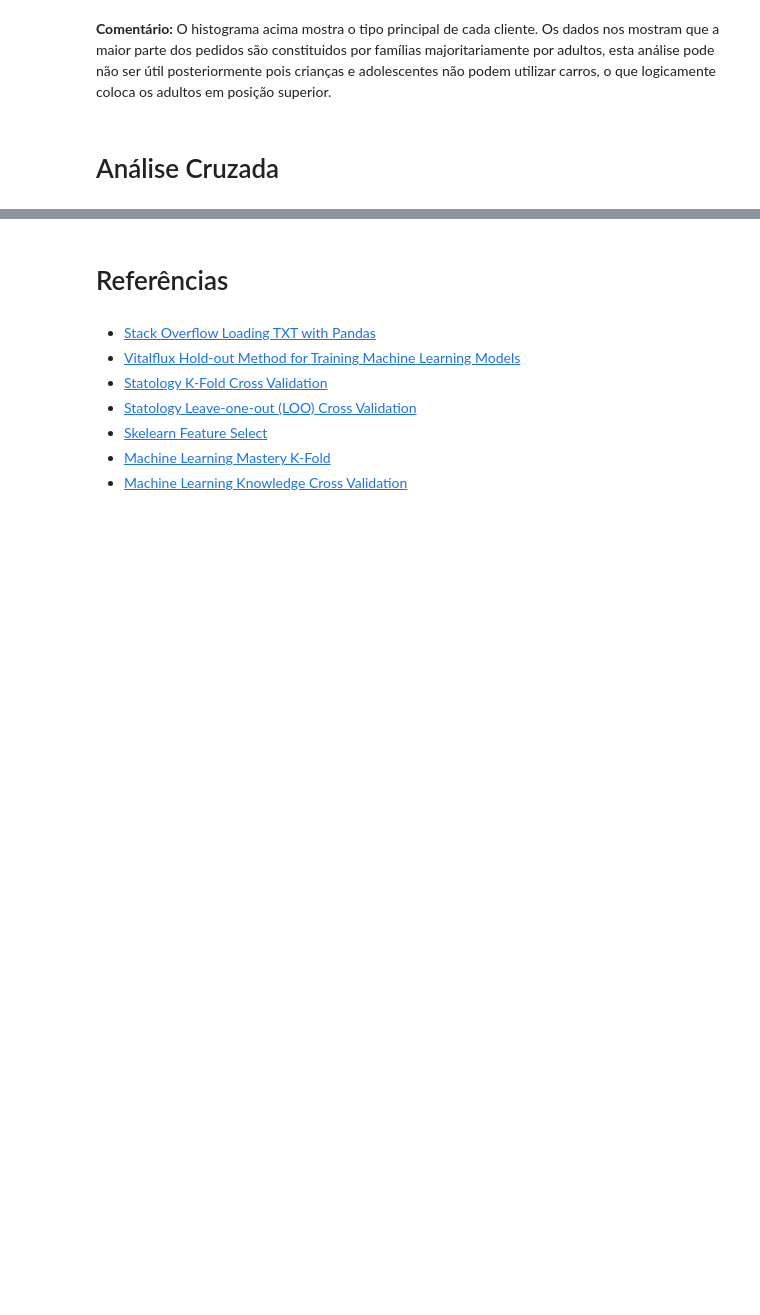
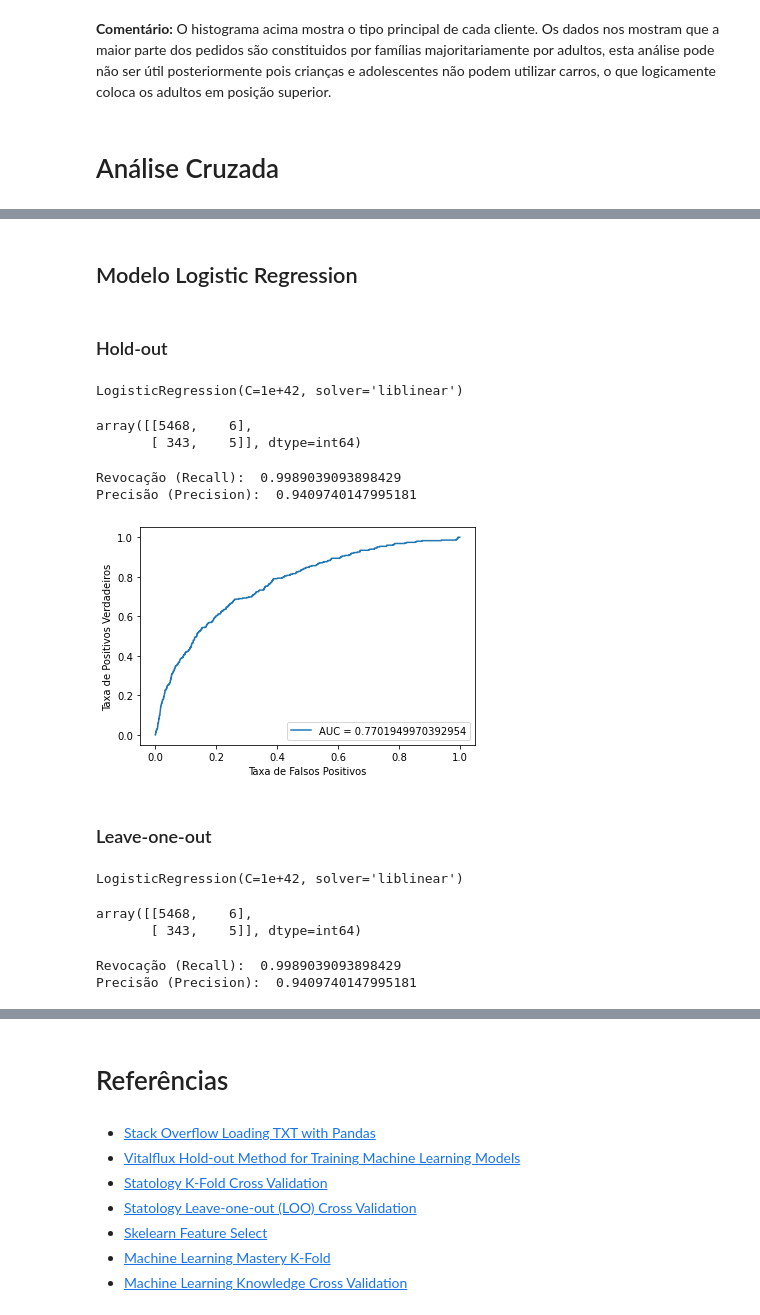
Before and after one commit to Barbomat/AD-Avaliacao-C3-Neumann-Software, a Jupyter notebook: Avalicação C3 - Neumann Software.ipynb, the cells around one changed output, grey strips where cells are left out. Cells and saved outputs as stored; diff of their text form; code cells hidden in the pictures; blank space fills up the shorter version.

Commit message:
Validação cruzada nos modelos

```diff
--- a/Avalicação C3 - Neumann Software.ipynb
+++ b/Avalicação C3 - Neumann Software.ipynb
@@ -135,0 +155,11 @@ dataValidacao[4].plot.hist(bins=24)
+# %%
+X = dataTreino.loc[:, dataTreino.columns != 85]
+y = dataTreino[85]
+
+X_train, X_test, y_train, y_test = train_test_split(X, y, test_size = 0.3, random_state = 42)
+
+lasso = Lasso(alpha=1.0)
+
+lasso.fit(X_train, y_train)
+
+lasso.score(X_test, y_test), lasso.score(X_train, y_train)
@@ -135,0 +178,67 @@ dataValidacao[4].plot.hist(bins=24)
+# %% [markdown]
+## Modelo Logistic Regression
+# %% [markdown]
+### Hold-out
+# %%
+predictors = dataTreino.loc[:, dataTreino.columns != 85]
+outcome = dataTreino[85]
+
+X_train, X_test, y_train, y_test = train_test_split(X, y, test_size = 0.3, random_state = 4)
+
+model = LogisticRegression(penalty = 'l2', C = 1e42, solver = 'liblinear')
+model.fit(X_train, y_train)
+model
+# %% [output]
+LogisticRegression(C=1e+42, solver='liblinear')
+# %%
+c_matrix = confusion_matrix(y, model.predict(X))
+c_matrix
+# %% [output]
+array([[5468,    6],
+       [ 343,    5]], dtype=int64)
+# %%
+print('Revocação (Recall): ', c_matrix[0, 0] / sum(c_matrix[0, :]))
+print('Precisão (Precision): ', c_matrix[0, 0] / sum(c_matrix[:, 0]))
+# %% [output]
+Revocação (Recall):  0.9989039093898429
+Precisão (Precision):  0.9409740147995181
+# %%
+# Visualização da curva ROC de acordo com a métrica AUC.
+probabilidades_y = model.predict_proba(X)[::,1]
+falso_positivo, verdadeiro_positivo, _ = roc_curve(y, probabilidades_y)
+auc = roc_auc_score(y, probabilidades_y)
+
+plt.plot(falso_positivo, verdadeiro_positivo, label = "AUC = " + str(auc))
+plt.ylabel('Taxa de Positivos Verdadeiros')
+plt.xlabel('Taxa de Falsos Positivos')
+plt.legend(loc = 4)
+plt.show()
+# %% [output]
+[figure, added]
+# %% [markdown]
+### Leave-one-out
+# %%
+X = dataTreino.loc[:, dataTreino.columns != 85]
+y = dataTreino[85]
+
+X_train, X_test, y_train, y_test = train_test_split(X, y, test_size = 0.3, random_state = 4)
+
+cv = LeaveOneOut()
+
+model = LogisticRegression(penalty = 'l2', C = 1e42, solver = 'liblinear')
+model.fit(X_train, y_train)
+model
+# %% [output]
+LogisticRegression(C=1e+42, solver='liblinear')
+# %%
+c_matrix = confusion_matrix(y, model.predict(X))
+c_matrix
+# %% [output]
+array([[5468,    6],
+       [ 343,    5]], dtype=int64)
+# %%
+print('Revocação (Recall): ', c_matrix[0, 0] / sum(c_matrix[0, :]))
+print('Precisão (Precision): ', c_matrix[0, 0] / sum(c_matrix[:, 0]))
+# %% [output]
+Revocação (Recall):  0.9989039093898429
+Precisão (Precision):  0.9409740147995181
```
Also changed, not shown: parts of 45 cells of this notebook.
